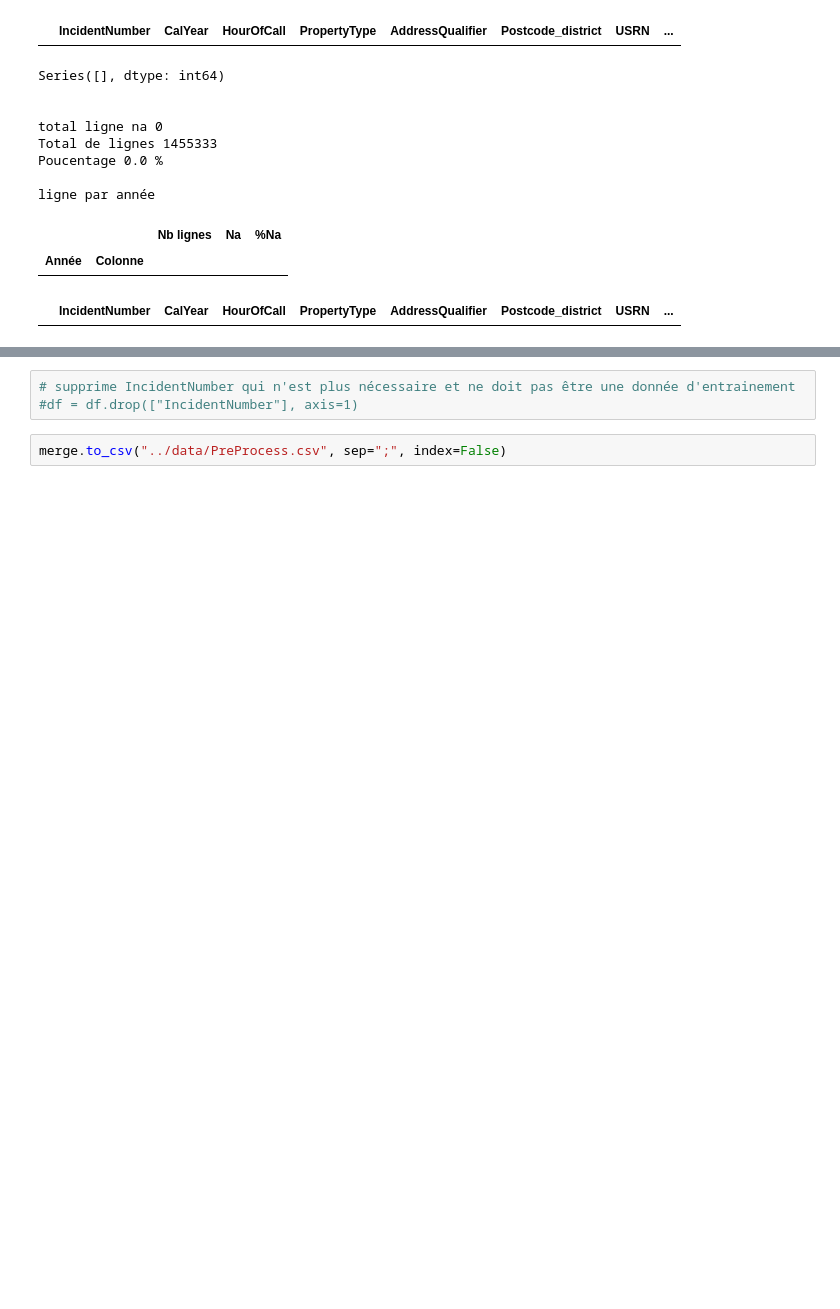
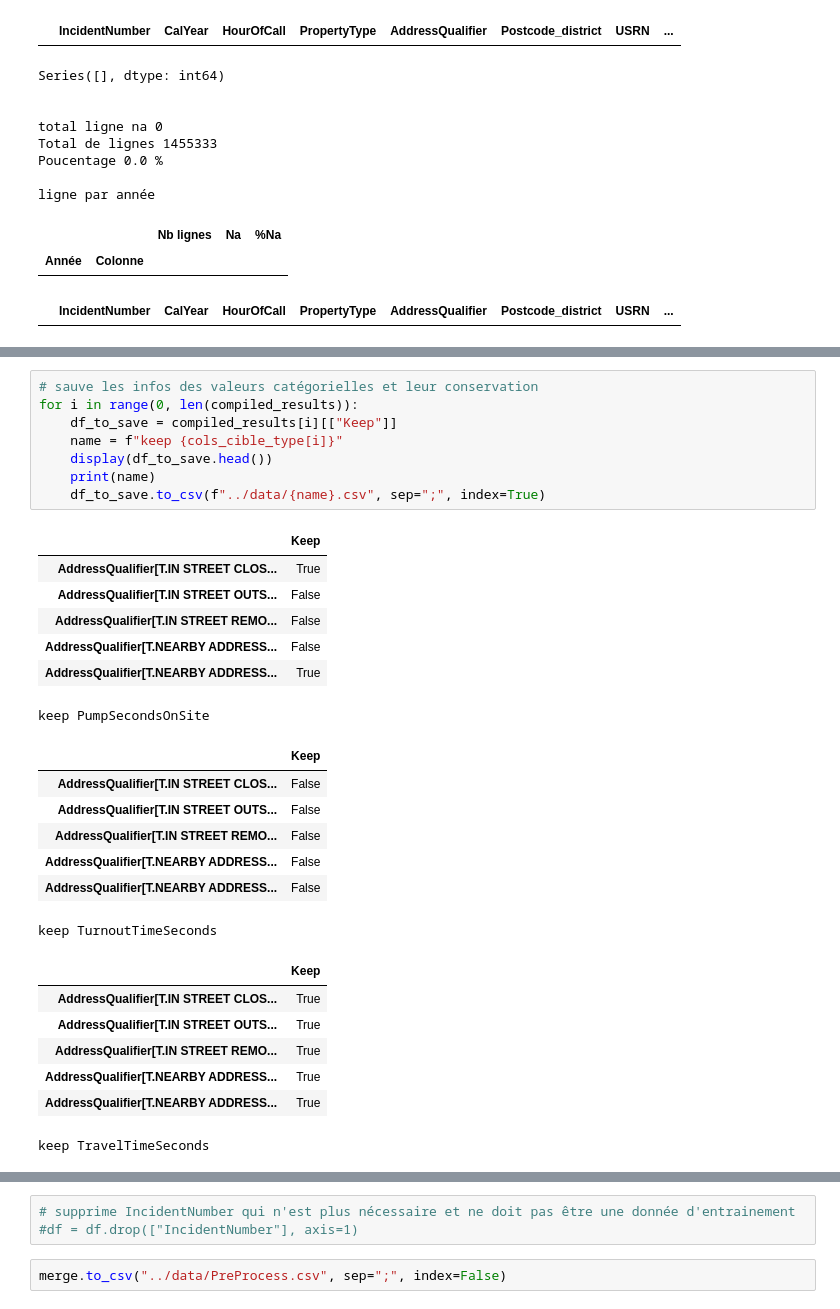
Before and after one commit to ymag-creator/datascientist-project, a Jupyter notebook: notebooks/PreProcessing.ipynb, the cells around one changed output, grey strips where cells are left out. Drawn from its saved outputs; the diff is of its cells as text; blank space fills up the shorter version.

Commit message:
PreProcessing, choix des valeurs catégorielles à conserver

```diff
--- a/notebooks/PreProcessing.ipynb
+++ b/notebooks/PreProcessing.ipynb
@@ -719,0 +954,30 @@ display(significant_results)
+# %%
+# sauve les infos des valeurs catégorielles et leur conservation
+for i in range(0, len(compiled_results)):
+    df_to_save = compiled_results[i][["Keep"]]
+    name = f"keep {cols_cible_type[i]}"
+    display(df_to_save.head())
+    print(name)
+    df_to_save.to_csv(f"../data/{name}.csv", sep=";", index=True)
+# %% [output]
+|  | Keep |
+| AddressQualifier[T.IN STREET CLOS... | True |
+| AddressQualifier[T.IN STREET OUTS... | False |
+| AddressQualifier[T.IN STREET REMO... | False |
+| AddressQualifier[T.NEARBY ADDRESS... | False |
+| AddressQualifier[T.NEARBY ADDRESS... | True |
+keep PumpSecondsOnSite
+|  | Keep |
+| AddressQualifier[T.IN STREET CLOS... | False |
+| AddressQualifier[T.IN STREET OUTS... | False |
+| AddressQualifier[T.IN STREET REMO... | False |
+| AddressQualifier[T.NEARBY ADDRESS... | False |
+| AddressQualifier[T.NEARBY ADDRESS... | False |
+keep TurnoutTimeSeconds
+|  | Keep |
+| AddressQualifier[T.IN STREET CLOS... | True |
+| AddressQualifier[T.IN STREET OUTS... | True |
+| AddressQualifier[T.IN STREET REMO... | True |
+| AddressQualifier[T.NEARBY ADDRESS... | True |
+| AddressQualifier[T.NEARBY ADDRESS... | True |
+keep TravelTimeSeconds
```
Also changed, not shown: parts of 3 cells of this notebook.
